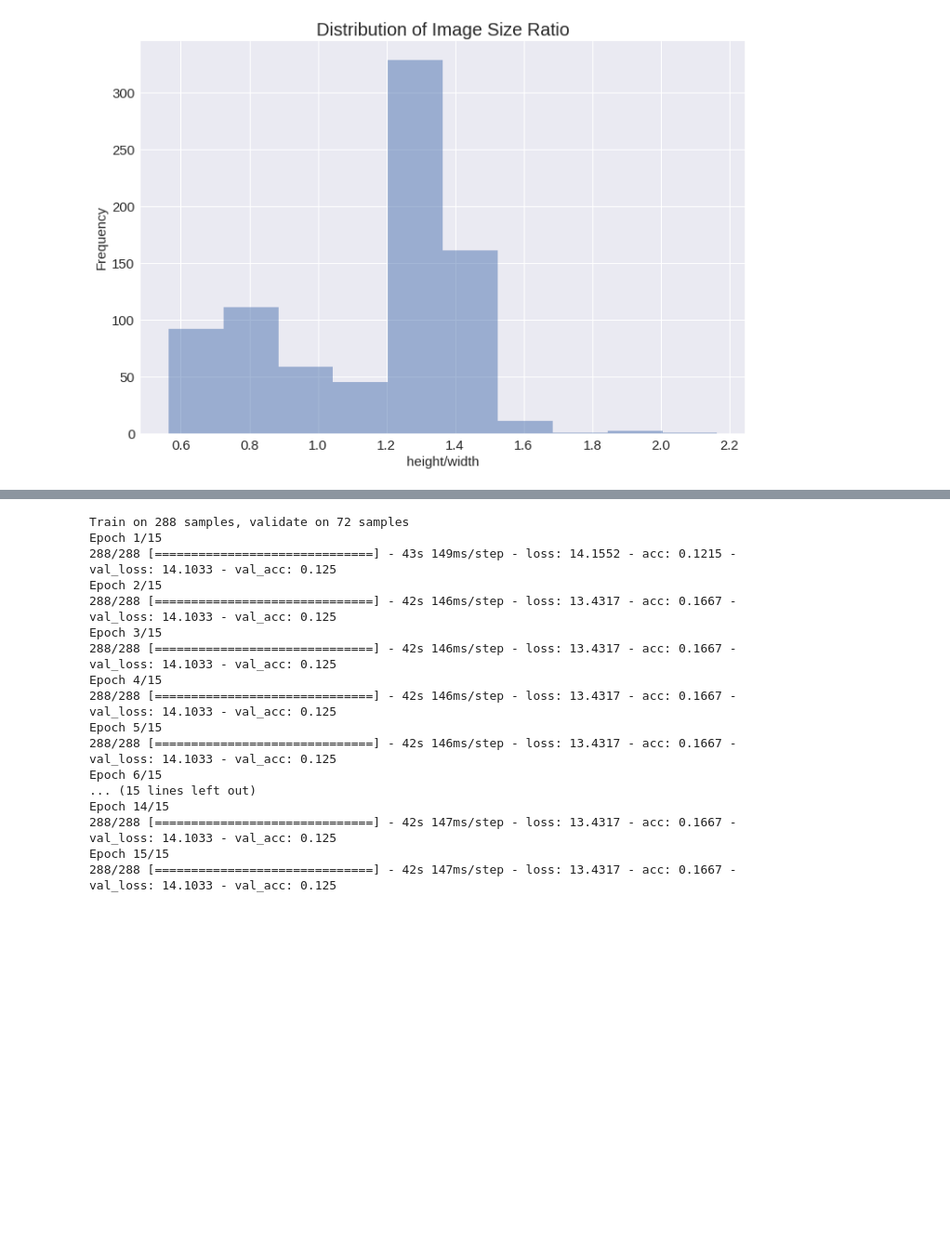
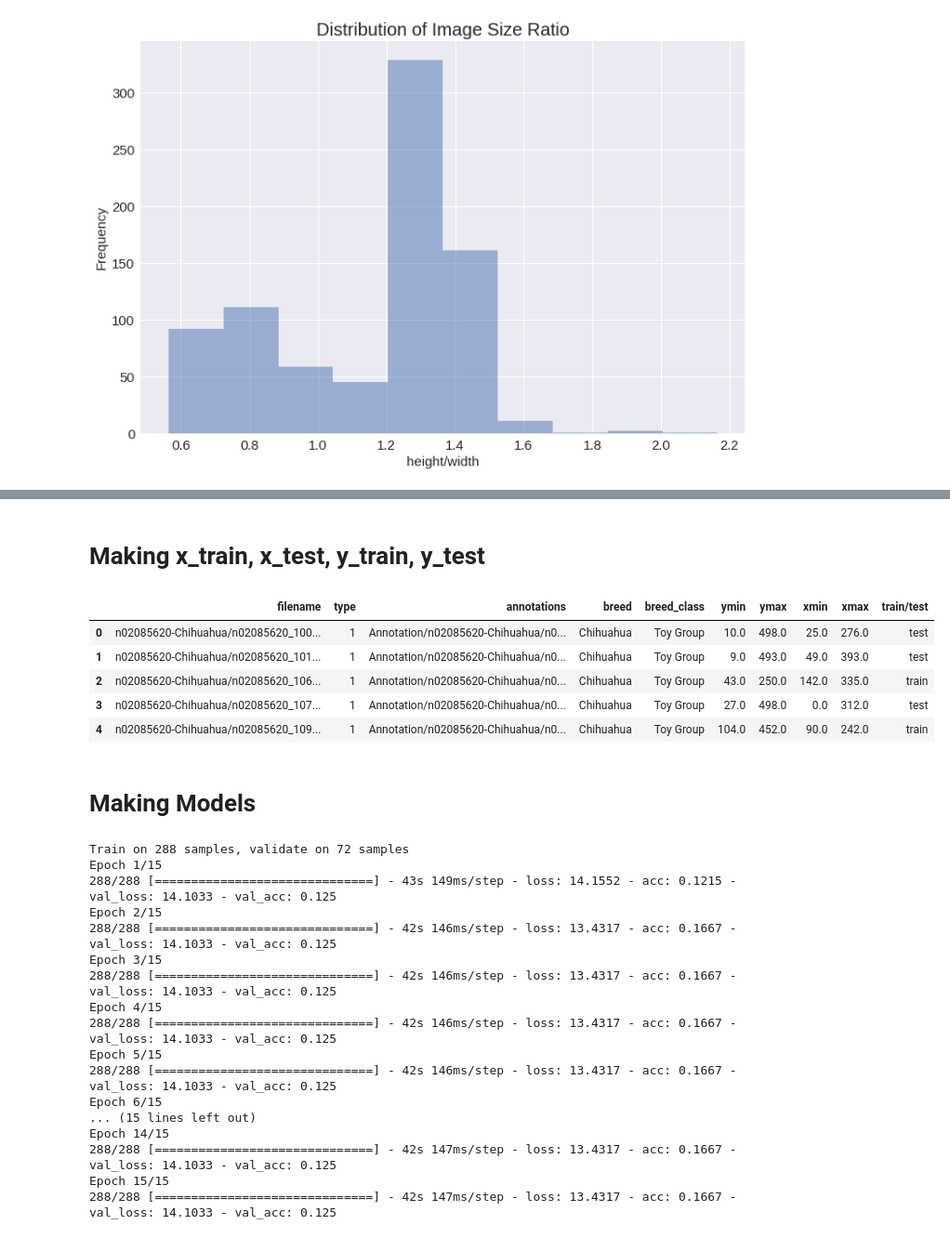
Before and after one commit to ayshaw/Dog-Breed-Project, a Jupyter notebook: milestone_3.ipynb, the cells around one changed output, grey strips where cells are left out. Shown at 93% size. Drawn from its saved outputs; the diff is of its cells as text; code cells hidden in the pictures; blank space fills up the shorter version.

```diff
--- a/milestone_3.ipynb
+++ b/milestone_3.ipynb
@@ -255,0 +224,2 @@ y_train = np.array(to_categorical([group2num[y] for y in y_train],8))
+# %% [markdown]
+# Making x_train, x_test, y_train, y_test
@@ -255,0 +260,11 @@ y_train = np.array(to_categorical([group2num[y] for y in y_train],8))
+# %%
+x_train = np.zeros([250,250,3,12000])
+file_type=pd.read_csv('ds_all.csv',index_col=0)
+file_type.head()
+# %% [output]
+|  | filename | type | annotations | breed | breed_class | ymin | ymax | xmin | xmax | train/test |
+| 0 | n02085620-Chihuahua/n02085620_100... | 1 | Annotation/n02085620-Chihuahua/n0... | Chihuahua | Toy Group | 10.0 | 498.0 | 25.0 | 276.0 | test |
+| 1 | n02085620-Chihuahua/n02085620_101... | 1 | Annotation/n02085620-Chihuahua/n0... | Chihuahua | Toy Group | 9.0 | 493.0 | 49.0 | 393.0 | test |
+| 2 | n02085620-Chihuahua/n02085620_106... | 1 | Annotation/n02085620-Chihuahua/n0... | Chihuahua | Toy Group | 43.0 | 250.0 | 142.0 | 335.0 | train |
+| 3 | n02085620-Chihuahua/n02085620_107... | 1 | Annotation/n02085620-Chihuahua/n0... | Chihuahua | Toy Group | 27.0 | 498.0 | 0.0 | 312.0 | test |
+| 4 | n02085620-Chihuahua/n02085620_109... | 1 | Annotation/n02085620-Chihuahua/n0... | Chihuahua | Toy Group | 104.0 | 452.0 | 90.0 | 242.0 | train |
@@ -256,3 +275,5 @@ y_train = np.array(to_categorical([group2num[y] for y in y_train],8))
+# %% [markdown]
+# Making Models
 # %%
 # Building a simple CNN
 cnn_md1 = Sequential([
```
Also changed, not shown: parts of 26 cells of this notebook, 3 other files.
